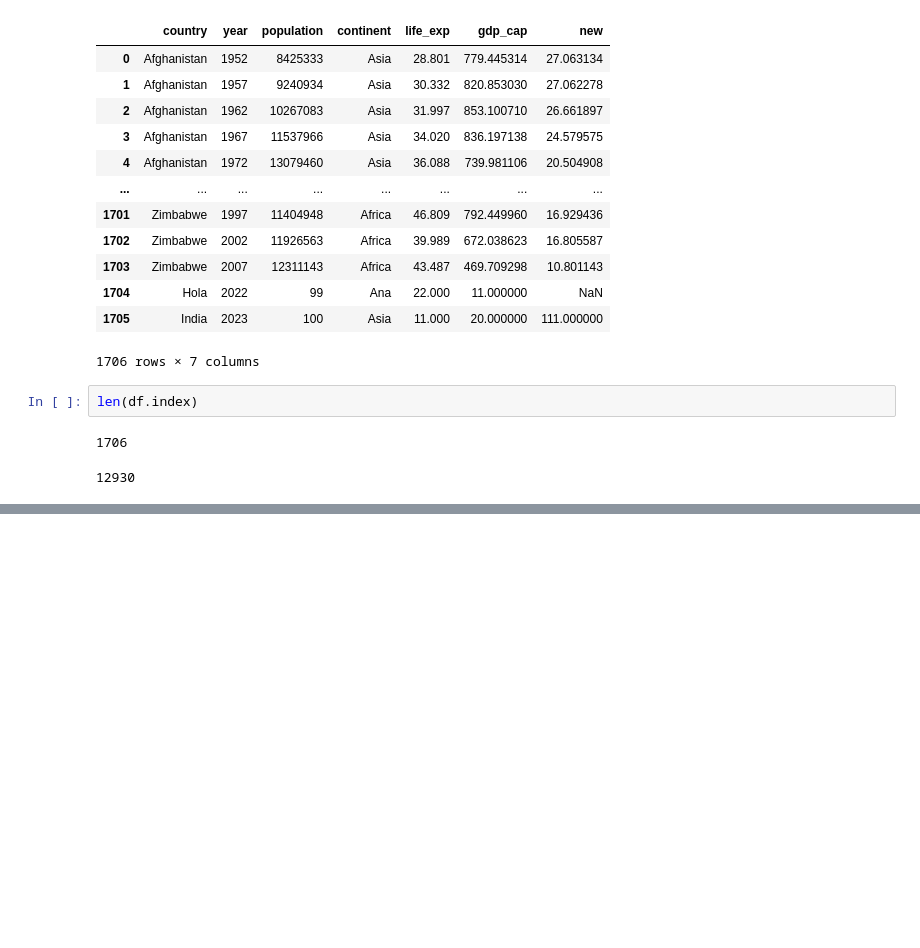
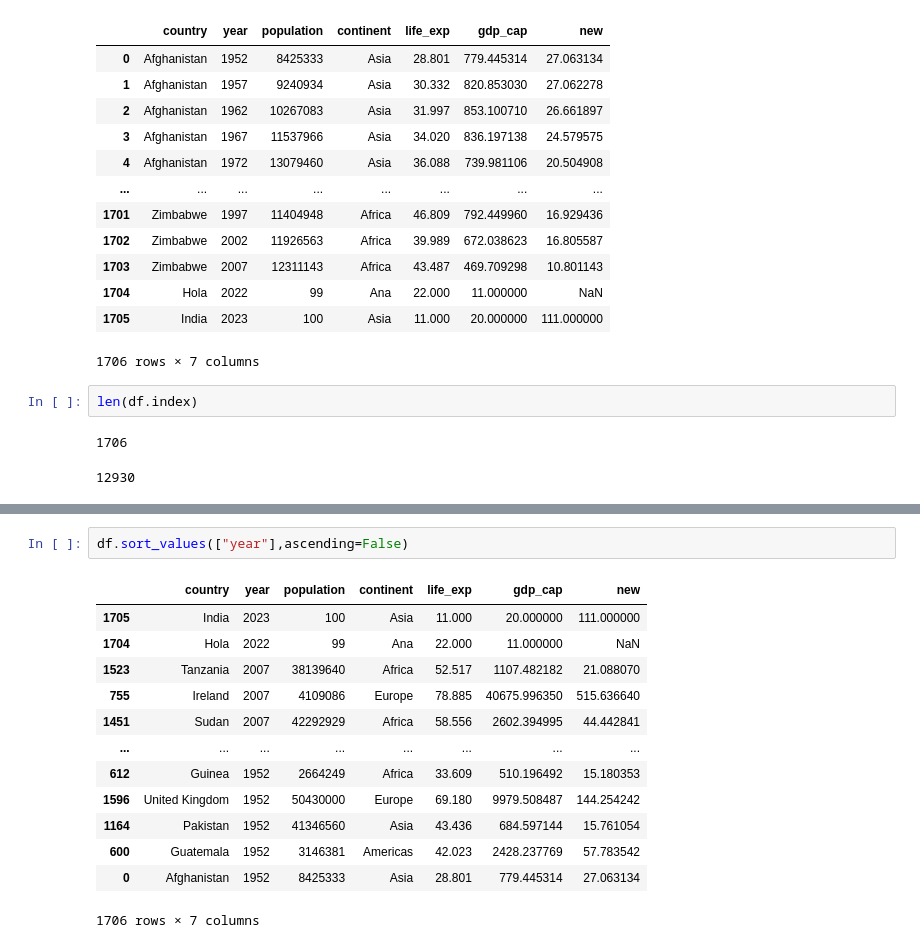
Before and after one commit to jeeet0700/Revision, a Jupyter notebook: numpy_pandas_revision.ipynb, the cells around one changed output, grey strips where cells are left out. Cells and saved outputs as stored; diff of their text form; blank space fills up the shorter version.

```diff
--- a/numpy_pandas_revision.ipynb
+++ b/numpy_pandas_revision.ipynb
@@ -1308,0 +1394,16 @@ len(df.index)
+# %%
+df.sort_values(["year"],ascending=False)
+# %% [output]
+|  | country | year | population | continent | life_exp | gdp_cap | new |
+| 1705 | India | 2023 | 100 | Asia | 11.000 | 20.000000 | 111.000000 |
+| 1704 | Hola | 2022 | 99 | Ana | 22.000 | 11.000000 | NaN |
+| 1523 | Tanzania | 2007 | 38139640 | Africa | 52.517 | 1107.482182 | 21.088070 |
+| 755 | Ireland | 2007 | 4109086 | Europe | 78.885 | 40675.996350 | 515.636640 |
+| 1451 | Sudan | 2007 | 42292929 | Africa | 58.556 | 2602.394995 | 44.442841 |
+| ... | ... | ... | ... | ... | ... | ... | ... |
+| 612 | Guinea | 1952 | 2664249 | Africa | 33.609 | 510.196492 | 15.180353 |
+| 1596 | United Kingdom | 1952 | 50430000 | Europe | 69.180 | 9979.508487 | 144.254242 |
+| 1164 | Pakistan | 1952 | 41346560 | Asia | 43.436 | 684.597144 | 15.761054 |
+| 600 | Guatemala | 1952 | 3146381 | Americas | 42.023 | 2428.237769 | 57.783542 |
+| 0 | Afghanistan | 1952 | 8425333 | Asia | 28.801 | 779.445314 | 27.063134 |
+1706 rows × 7 columns
```
Also changed, not shown: parts of 12 cells of this notebook.
